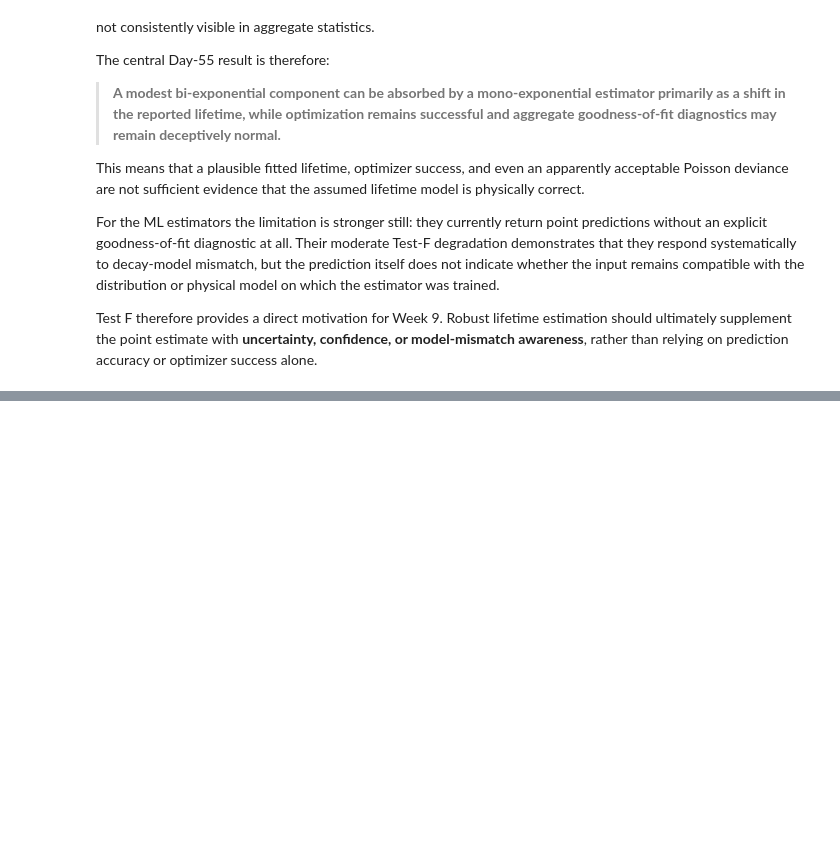
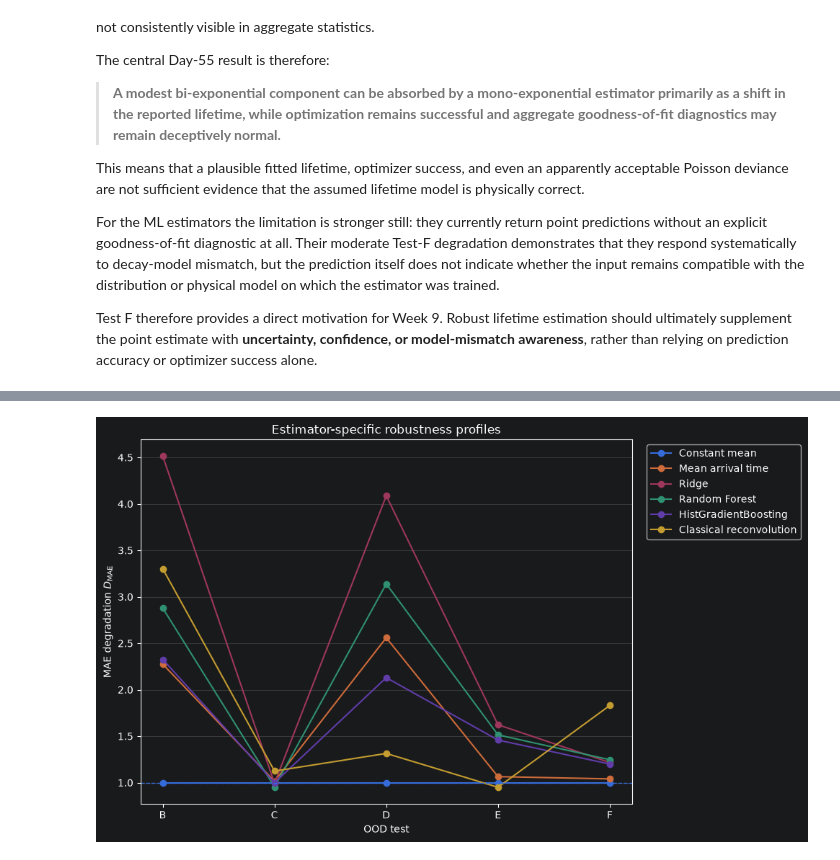
Before and after one commit to moryev/tcspc-lifetime-toolkit, a Jupyter notebook: notebooks/13_generalization_and_robustness.ipynb, the cells around one changed output, grey strips where cells are left out. Drawn from its saved outputs; the diff is of its cells as text; code cells hidden in the pictures; blank space fills up the shorter version.

```diff
--- a/notebooks/13_generalization_and_robustness.ipynb
+++ b/notebooks/13_generalization_and_robustness.ipynb
@@ -2604,0 +3469,10 @@ Test F therefore provides a direct motivation for Week 9. Robust lifetime estima
+# %%
+degradation_matrix = (
+    week8_report
+    .degradation_matrix
+    .copy()
+)
+
+display(
+    degradation_matrix.round(3)
+)
@@ -2604,0 +3727,86 @@ Test F therefore provides a direct motivation for Week 9. Robust lifetime estima
+# %%
+fig, ax = plt.subplots(
+    figsize=(10, 6)
+)
+
+x_positions = np.arange(
+    len(
+        degradation_matrix.columns
+    )
+)
+
+x_labels = [
+    column.split(
+        "_"
+    )[0]
+    for column
+    in degradation_matrix.columns
+]
+
+for estimator in (
+    degradation_matrix.index
+):
+    values = (
+        degradation_matrix.loc[
+            estimator
+        ].to_numpy(
+            dtype=float
+        )
+    )
+
+    ax.plot(
+        x_positions,
+        values,
+        marker="o",
+        label=(
+            estimator_labels.get(
+                estimator,
+                estimator,
+            )
+        ),
+    )
+
+ax.axhline(
+    1.0,
+    linestyle="--",
+    linewidth=1,
+)
+
+ax.set_xticks(
+    x_positions
+)
+
+ax.set_xticklabels(
+    x_labels
+)
+
+ax.set_xlabel(
+    "OOD test"
+)
+
+ax.set_ylabel(
+    r"MAE degradation $D_{\mathrm{MAE}}$"
+)
+
+ax.set_title(
+    "Estimator-specific robustness profiles"
+)
+
+ax.legend(
+    bbox_to_anchor=(
+        1.02,
+        1.0,
+    ),
+    loc="upper left",
+)
+
+ax.grid(
+    axis="y",
+    alpha=0.3,
+)
+
+fig.tight_layout()
+
+plt.show()
+# %% [output]
+[figure, added]
```
Also changed, not shown: parts of 37 cells of this notebook.
